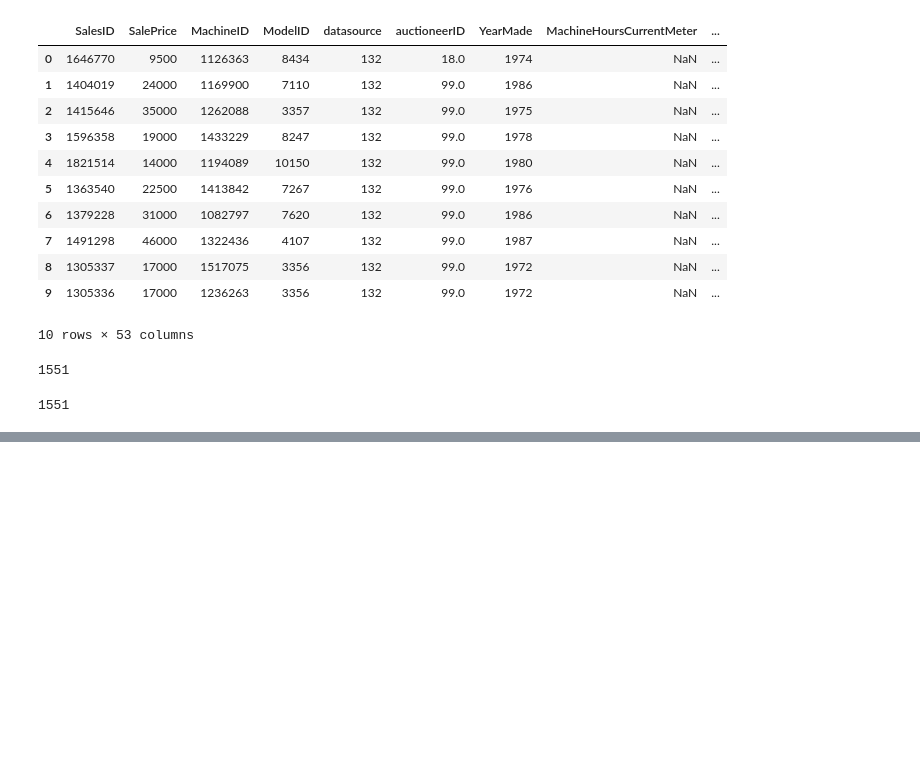
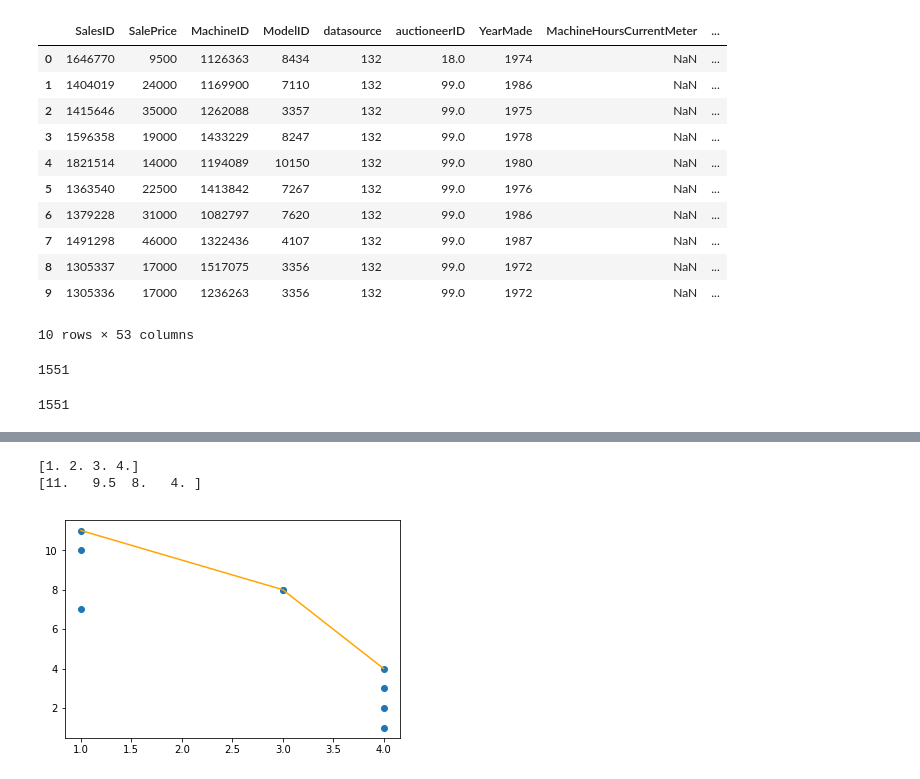
Before and after one commit to parrt/stratx, a Jupyter notebook: notebooks/playground.ipynb, the cells around one changed output, grey strips where cells are left out. Cells and saved outputs as stored; diff of their text form; code cells hidden in the pictures; blank space fills up the shorter version.

```diff
--- a/notebooks/playground.ipynb
+++ b/notebooks/playground.ipynb
@@ -551,0 +599,16 @@ len(df.groupby('ModelID').mean()['SalePrice'])
+# %%
+X = [1,1,1,   3,3, 4,4,4,4]
+y = [10,7,11, 8,8, 1,2,3,4]
+bins = np.linspace(1,4,num=4)
+I = np.interp(bins, X, y)
+print(bins)
+print(I)
+# %% [output]
+[1. 2. 3. 4.]
+[11.   9.5  8.   4. ]
+# %%
+plt.scatter(X,y)
+plt.plot(bins,I,c='orange')
+plt.show()
+# %% [output]
+[figure, added]
```
Also changed, not shown: parts of 7 cells of this notebook, 26 other files.
